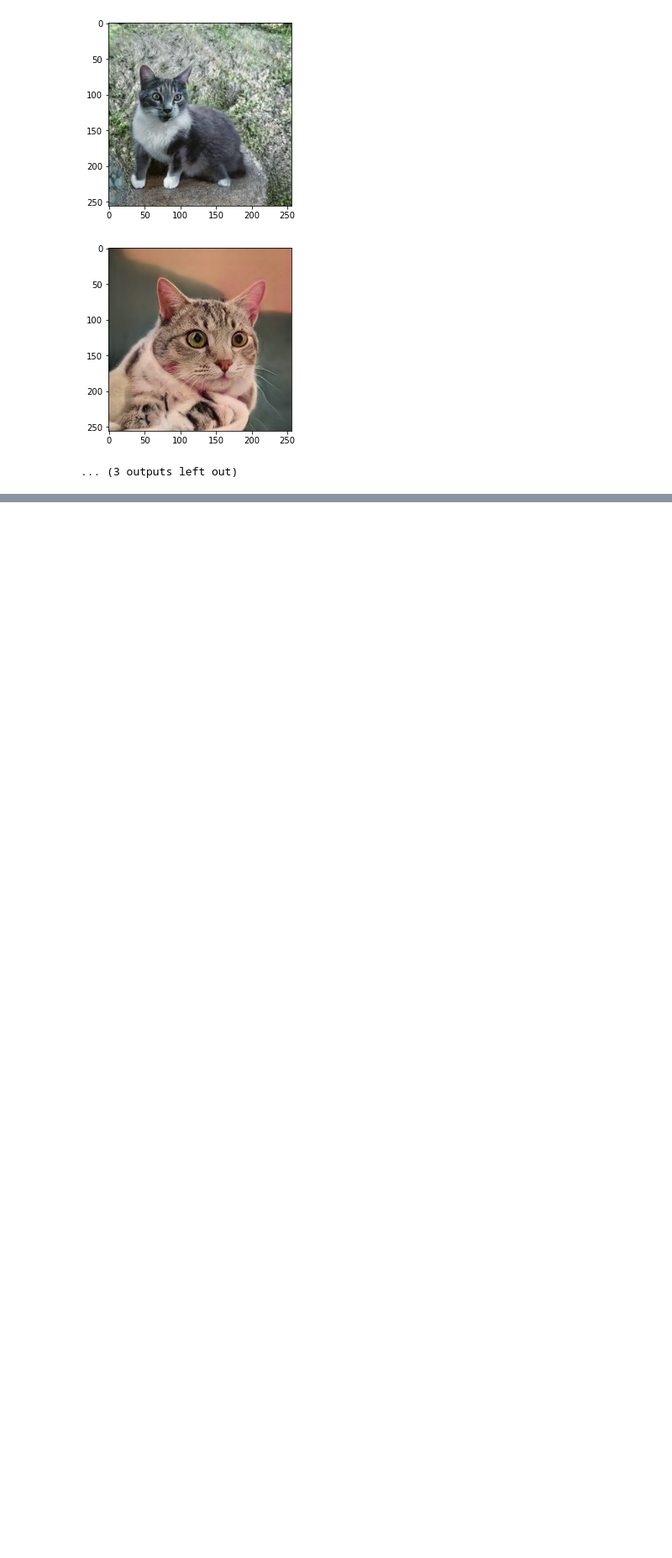
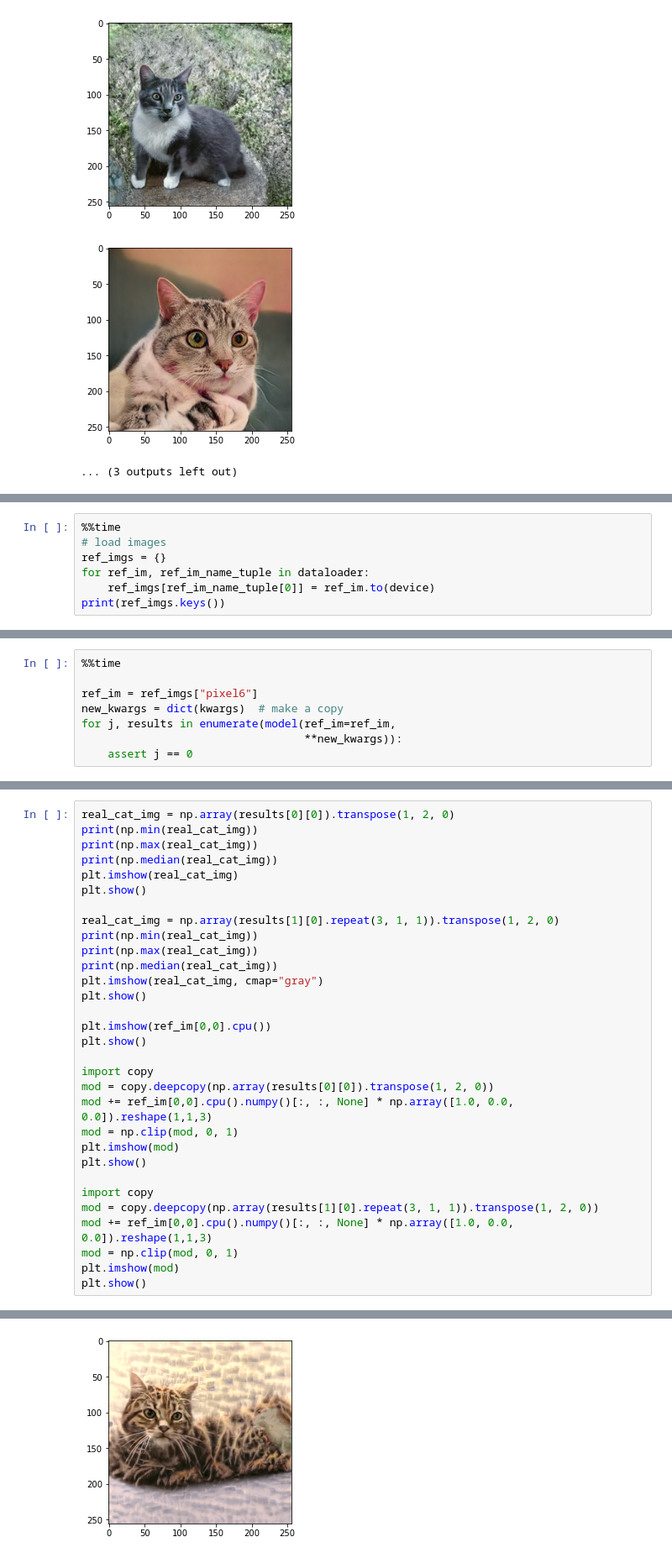
Before and after one commit to hackgoofer/sketch2cat-pulse, a Jupyter notebook: pulsing_cat.ipynb, the cells around one changed output, grey strips where cells are left out. Shown at 84% size. Drawn from its saved outputs; the diff is of its cells as text; blank space fills up the shorter version.

```diff
--- a/pulsing_cat.ipynb
+++ b/pulsing_cat.ipynb
@@ -173,2 +510,9 @@ toPIL = torchvision.transforms.ToPILImage()
 # %% [output]
 Loading Synthesis Network
+# %%
+%%time
+# load images
+ref_imgs = {}
+for ref_im, ref_im_name_tuple in dataloader:
+    ref_imgs[ref_im_name_tuple[0]] = ref_im.to(device)
+print(ref_imgs.keys())
@@ -174,0 +523,8 @@ Loading Synthesis Network
+# %%
+%%time
+
+ref_im = ref_imgs["pixel6"]
+new_kwargs = dict(kwargs)  # make a copy
+for j, results in enumerate(model(ref_im=ref_im,
+                                  **new_kwargs)):
+    assert j == 0
@@ -174,0 +549,32 @@ Loading Synthesis Network
+# %%
+real_cat_img = np.array(results[0][0]).transpose(1, 2, 0)
+print(np.min(real_cat_img))
+print(np.max(real_cat_img))
+print(np.median(real_cat_img))
+plt.imshow(real_cat_img)
+plt.show()
+
+real_cat_img = np.array(results[1][0].repeat(3, 1, 1)).transpose(1, 2, 0)
+print(np.min(real_cat_img))
+print(np.max(real_cat_img))
+print(np.median(real_cat_img))
+plt.imshow(real_cat_img, cmap="gray")
+plt.show()
+
+plt.imshow(ref_im[0,0].cpu())
+plt.show()
+
+import copy
+mod = copy.deepcopy(np.array(results[0][0]).transpose(1, 2, 0))
+mod += ref_im[0,0].cpu().numpy()[:, :, None] * np.array([1.0, 0.0, 0.0]).reshape(1,1,3)
+mod = np.clip(mod, 0, 1)
+plt.imshow(mod)
+plt.show()
+
+import copy
+mod = copy.deepcopy(np.array(results[1][0].repeat(3, 1, 1)).transpose(1, 2, 0))
+mod += ref_im[0,0].cpu().numpy()[:, :, None] * np.array([1.0, 0.0, 0.0]).reshape(1,1,3)
+mod = np.clip(mod, 0, 1)
+plt.imshow(mod)
+plt.show()
+# %% [output]
@@ -174,0 +584 @@ Loading Synthesis Network
+[figure, added]
```
Also changed, not shown: parts of 18 cells of this notebook, 4 other files.
